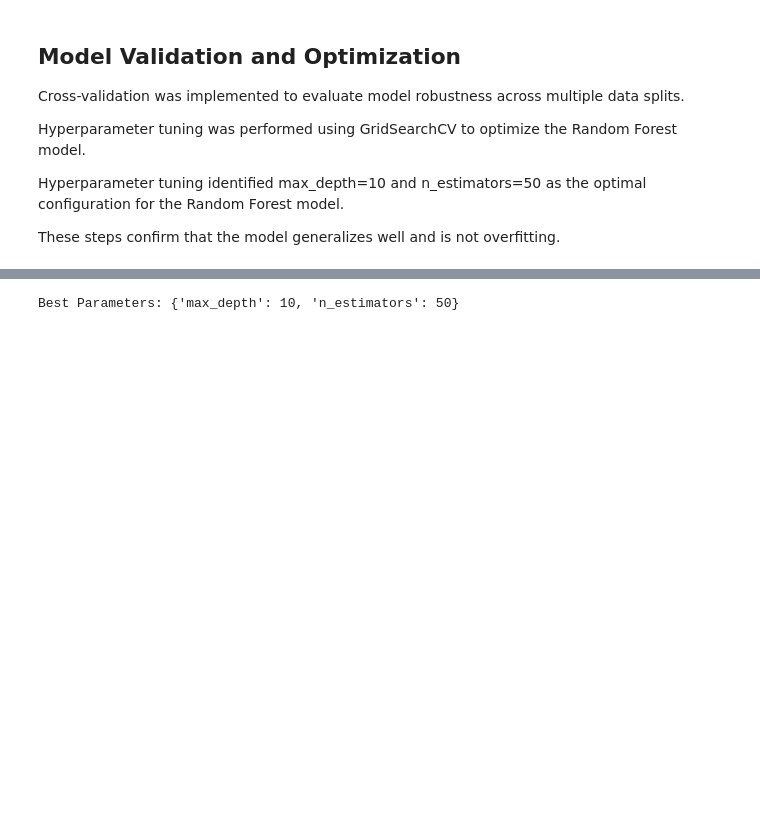
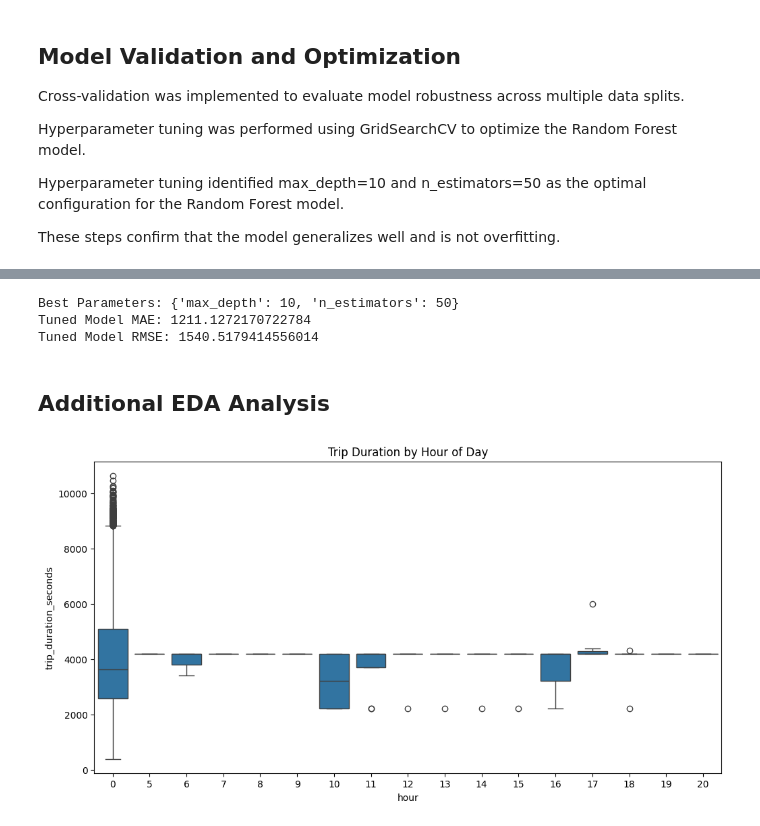
Before and after one commit to Felipe-Ulloa-CA/bus-eta-prediction, a Jupyter notebook: bus_eta_model_calibrated.ipynb, the cells around one changed output, grey strips where cells are left out. Saved outputs shown, nothing was run; the diff lists cells and outputs as text; code cells hidden in the pictures; blank space fills up the shorter version.

```diff
--- a/bus_eta_model_calibrated.ipynb
+++ b/bus_eta_model_calibrated.ipynb
@@ -313,5 +335,33 @@ grid = GridSearchCV(
 grid.fit(X_train, y_train)
 
 print("Best Parameters:", grid.best_params_)
+
+# ==============================
+# EVALUATE TUNED MODEL (CRITICAL)
+# ==============================
+
+best_model = grid.best_estimator_
+
+y_pred_best = best_model.predict(X_test)
+
+mae_best = mean_absolute_error(y_test, y_pred_best)
+rmse_best = np.sqrt(mean_squared_error(y_test, y_pred_best))
+
+print("Tuned Model MAE:", mae_best)
+print("Tuned Model RMSE:", rmse_best)
 # %% [output]
 Best Parameters: {'max_depth': 10, 'n_estimators': 50}
+Tuned Model MAE: 1211.1272170722784
+Tuned Model RMSE: 1540.5179414556014
+# %% [markdown]
+## Additional EDA Analysis
+# %%
+import seaborn as sns
+import matplotlib.pyplot as plt
+
+plt.figure(figsize=(12,6))
+sns.boxplot(x=model_data["hour"], y=model_data["trip_duration_seconds"])
+plt.title("Trip Duration by Hour of Day")
+plt.show()
+# %% [output]
+[figure, added]
```
Also changed, not shown: parts of 16 cells of this notebook.
